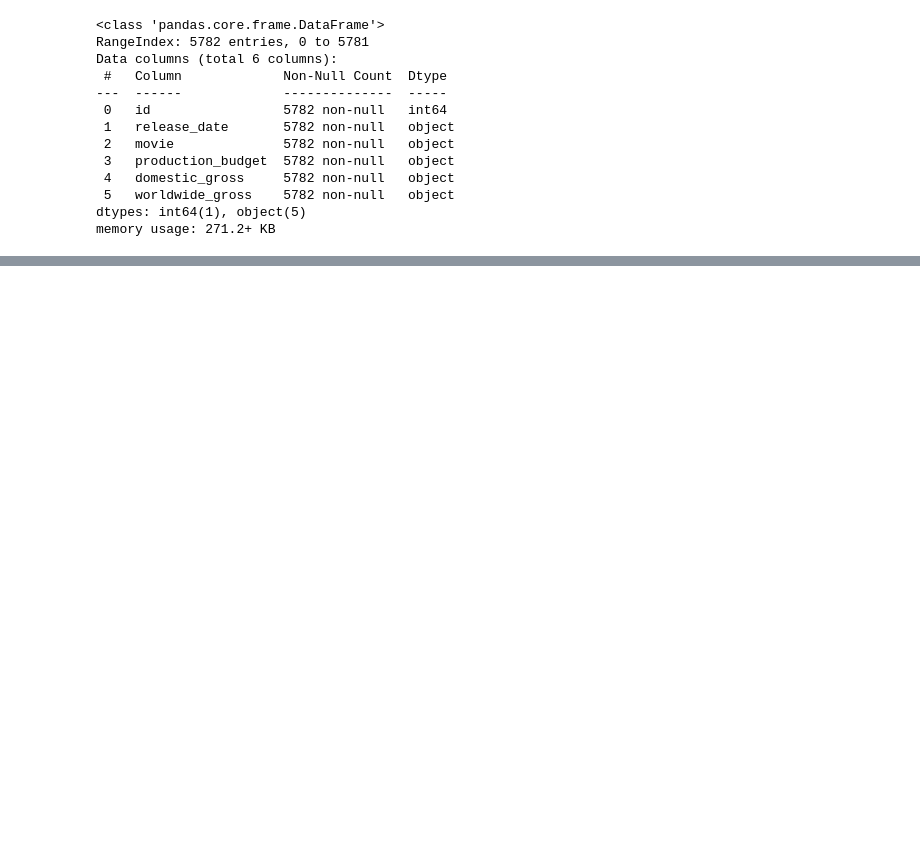
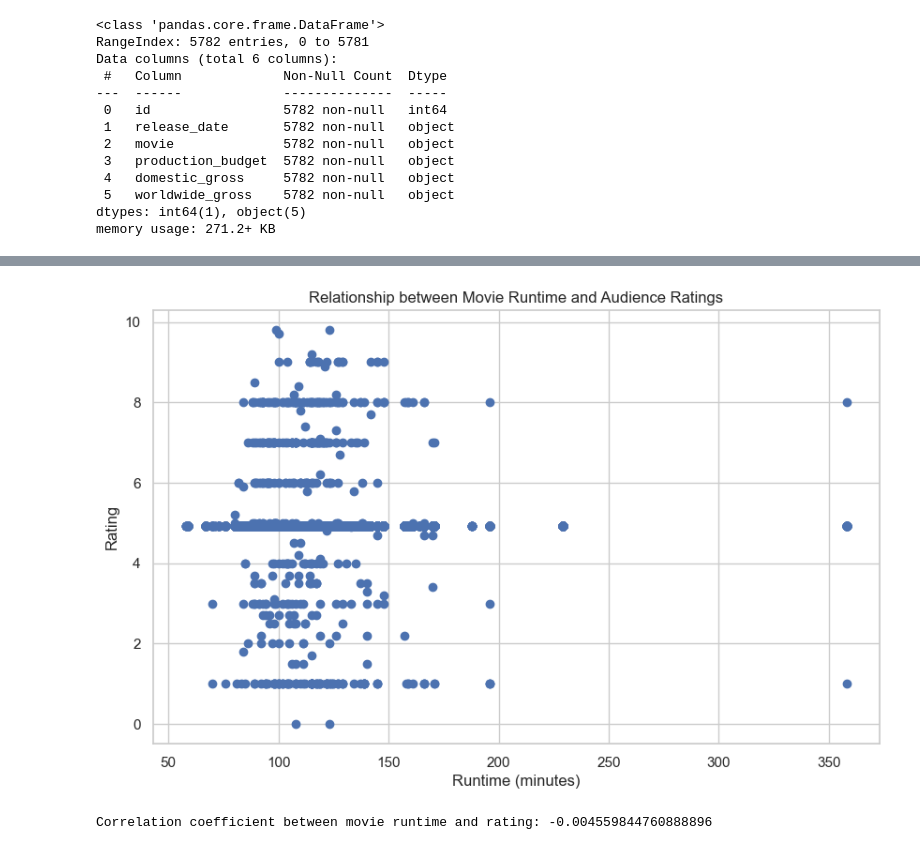
Before and after one commit to sogodongo/Phase-1-Project, a Jupyter notebook: Phase-1-Project.ipynb, the cells around one changed output, grey strips where cells are left out. Cells and saved outputs as stored; diff of their text form; code cells hidden in the pictures; blank space fills up the shorter version.

```diff
--- a/Phase-1-Project.ipynb
+++ b/Phase-1-Project.ipynb
@@ -216,0 +368,5 @@ merged_data.head()
+# %%
+#Merging the movie_info and reviews dataframes
+
+merged_data_r = pd.merge(movie_info, reviews, on='id')
+merged_data_r.head()
@@ -416,0 +657,23 @@ plt.show()
+# %%
+#Exploring the Relationship between Runtime and Movie Rating
+
+# scatter plot
+plt.figure(figsize=(10, 6))
+plt.scatter(merged_data_r['runtime'], merged_data_r['rating_y'])
+plt.title('Relationship between Movie Runtime and Audience Ratings')
+plt.xlabel('Runtime (minutes)')
+plt.ylabel('Rating')
+plt.show()
+# %% [output]
+[figure, added]
+# %%
+# Selecting 'runtime' and 'rating_y' columns
+runtime = merged_data_r['runtime']
+rating = merged_data_r['rating_y']
+
+# the correlation coefficient
+correlation = np.corrcoef(runtime, rating)[0, 1]
+
+print("Correlation coefficient between movie runtime and rating:", correlation)
+# %% [output]
+Correlation coefficient between movie runtime and rating: -0.004559844760888896
```
Also changed, not shown: parts of 85 cells of this notebook, 11 other files.
